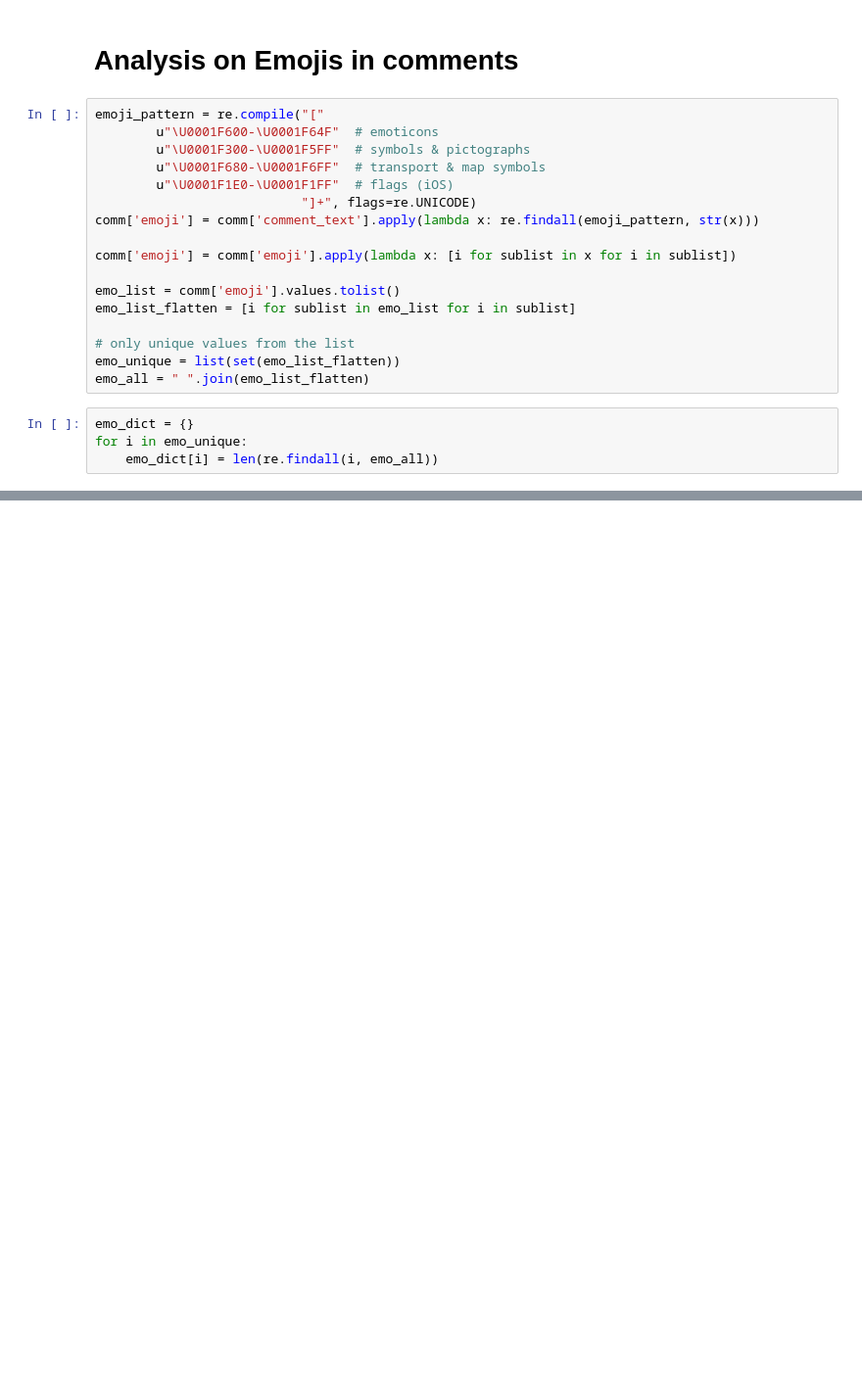
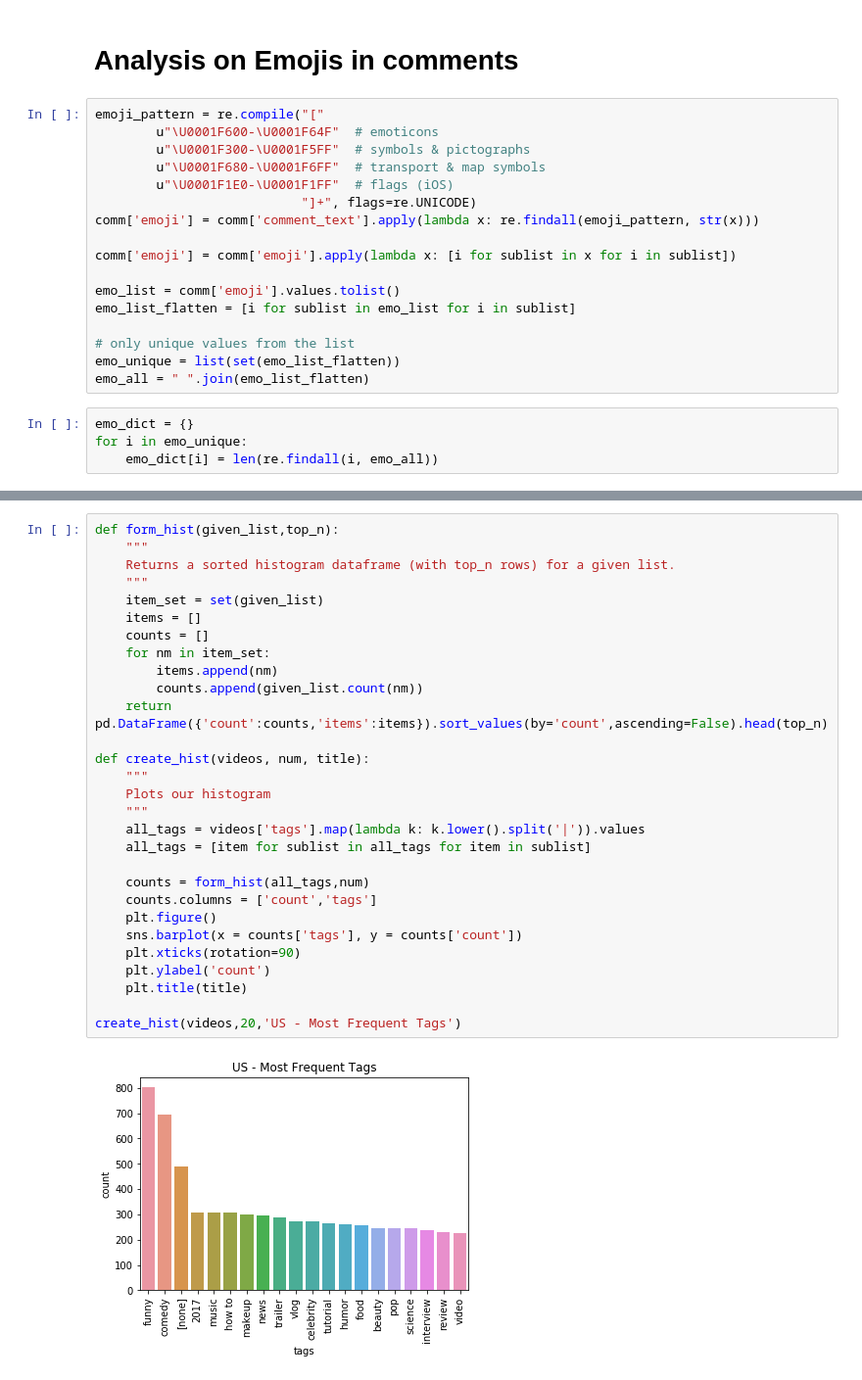
Before and after one commit to SameeraTurupu/Youtube-Comment-Analysis, a Jupyter notebook: EDA.ipynb, the cells around one changed output, grey strips where cells are left out. Shown: that part at 98% size. Saved outputs shown, nothing was run; the diff lists cells and outputs as text; blank space fills up the shorter version.

```diff
--- a/EDA.ipynb
+++ b/EDA.ipynb
@@ -410,3 +414,34 @@ fig = dict(data = data, layout = layout)
 iplot(fig, filename='basic-bar')
 # %% [output]
 [interactive output not drawn]
+# %%
+def form_hist(given_list,top_n):
+    """
+    Returns a sorted histogram dataframe (with top_n rows) for a given list.
+    """
+    item_set = set(given_list)
+    items = []
+    counts = []
+    for nm in item_set:
+        items.append(nm)
+        counts.append(given_list.count(nm))
+    return pd.DataFrame({'count':counts,'items':items}).sort_values(by='count',ascending=False).head(top_n)
+
+def create_hist(videos, num, title):
+    """
+    Plots our histogram
+    """
+    all_tags = videos['tags'].map(lambda k: k.lower().split('|')).values
+    all_tags = [item for sublist in all_tags for item in sublist]
+
+    counts = form_hist(all_tags,num)
+    counts.columns = ['count','tags']
+    plt.figure()
+    sns.barplot(x = counts['tags'], y = counts['count'])
+    plt.xticks(rotation=90)
+    plt.ylabel('count')
+    plt.title(title)
+
+create_hist(videos,20,'US - Most Frequent Tags')
+# %% [output]
+[figure, added]
```
Also changed, not shown: parts of 15 cells of this notebook.
